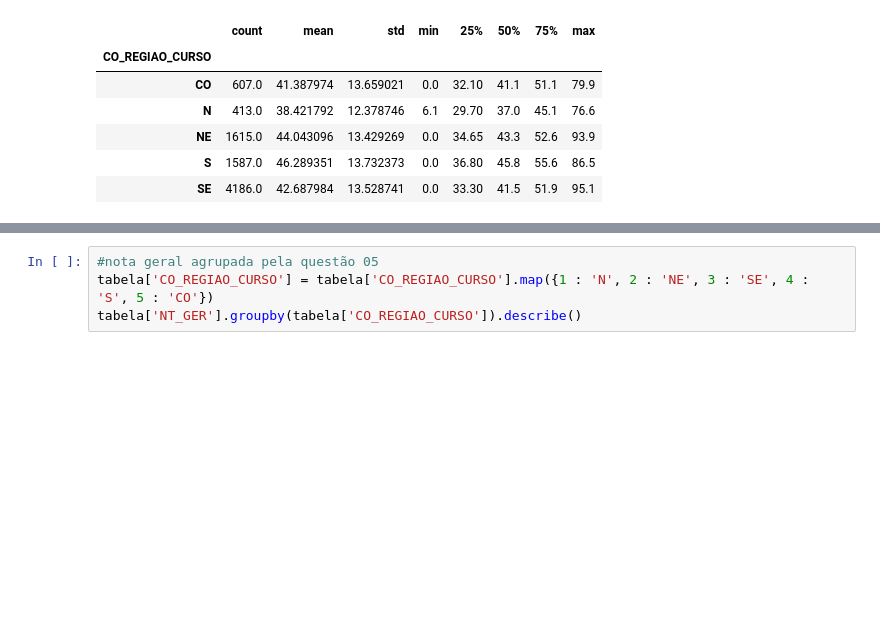
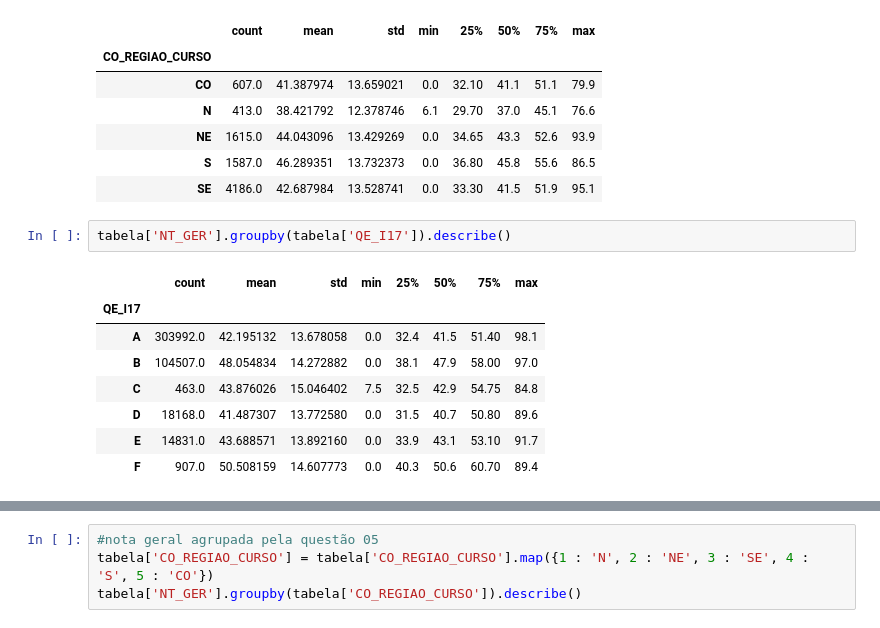
Before and after one commit to BrenoPeixotobr/topicosic, a Jupyter notebook: trabalho_aula5/aula5.ipynb, the cells around one changed output, grey strips where cells are left out. Drawn from its saved outputs; the diff is of its cells as text; blank space fills up the shorter version.

```diff
--- a/trabalho_aula5/aula5.ipynb
+++ b/trabalho_aula5/aula5.ipynb
@@ -359,3 +146,14 @@ ccomp['NT_GER'].groupby(ccomp['CO_REGIAO_CURSO']).describe()
 | NE | 1615.0 | 44.043096 | 13.429269 | 0.0 | 34.65 | 43.3 | 52.6 | 93.9 |
 | S | 1587.0 | 46.289351 | 13.732373 | 0.0 | 36.80 | 45.8 | 55.6 | 86.5 |
 | SE | 4186.0 | 42.687984 | 13.528741 | 0.0 | 33.30 | 41.5 | 51.9 | 95.1 |
+# %%
+tabela['NT_GER'].groupby(tabela['QE_I17']).describe()
+# %% [output]
+|  | count | mean | std | min | 25% | 50% | 75% | max |
+| QE_I17 |  |  |  |  |  |  |  |  |
+| A | 303992.0 | 42.195132 | 13.678058 | 0.0 | 32.4 | 41.5 | 51.40 | 98.1 |
+| B | 104507.0 | 48.054834 | 14.272882 | 0.0 | 38.1 | 47.9 | 58.00 | 97.0 |
+| C | 463.0 | 43.876026 | 15.046402 | 7.5 | 32.5 | 42.9 | 54.75 | 84.8 |
+| D | 18168.0 | 41.487307 | 13.772580 | 0.0 | 31.5 | 40.7 | 50.80 | 89.6 |
+| E | 14831.0 | 43.688571 | 13.892160 | 0.0 | 33.9 | 43.1 | 53.10 | 91.7 |
+| F | 907.0 | 50.508159 | 14.607773 | 0.0 | 40.3 | 50.6 | 60.70 | 89.4 |
```
Also changed, not shown: parts of 21 cells of this notebook.
